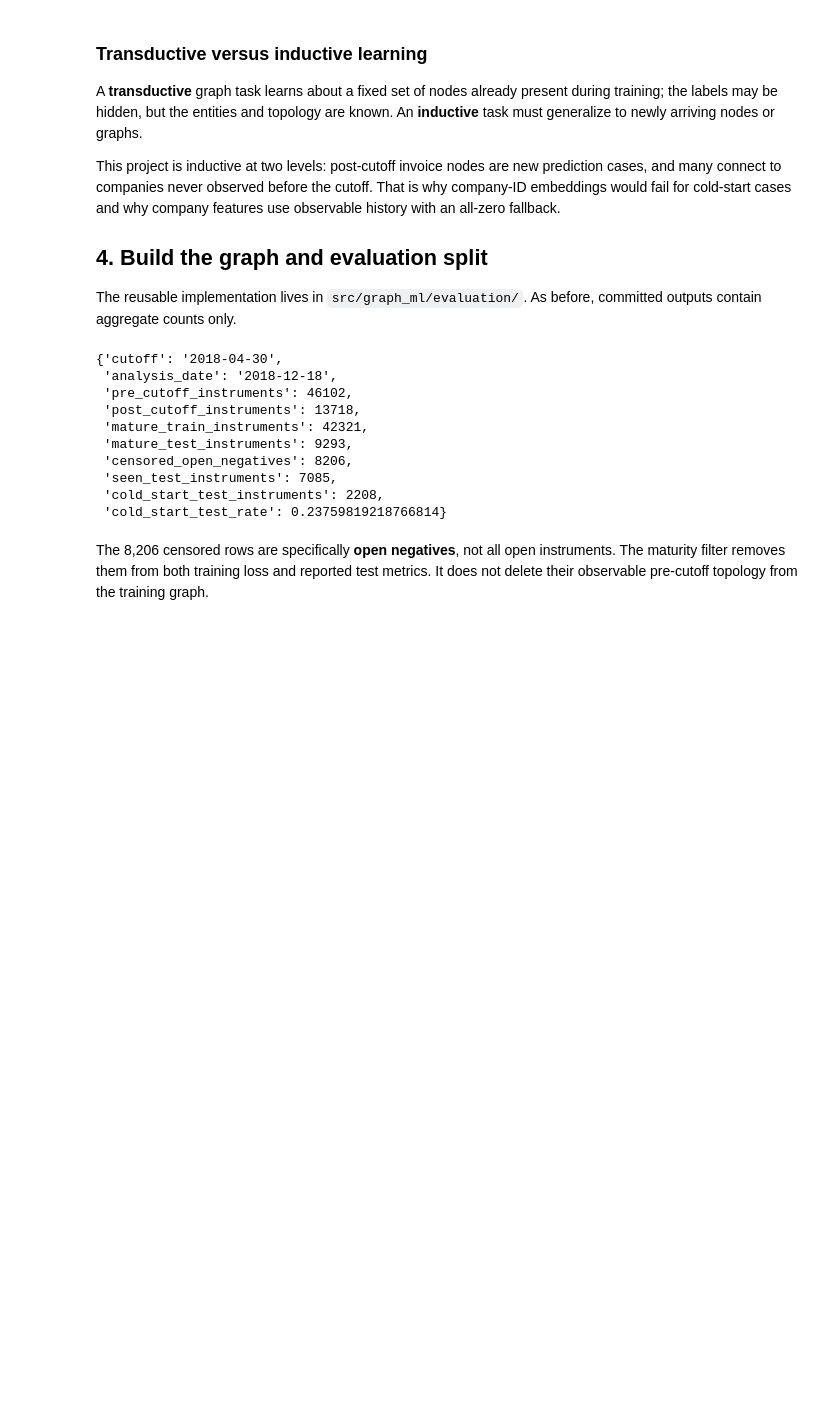
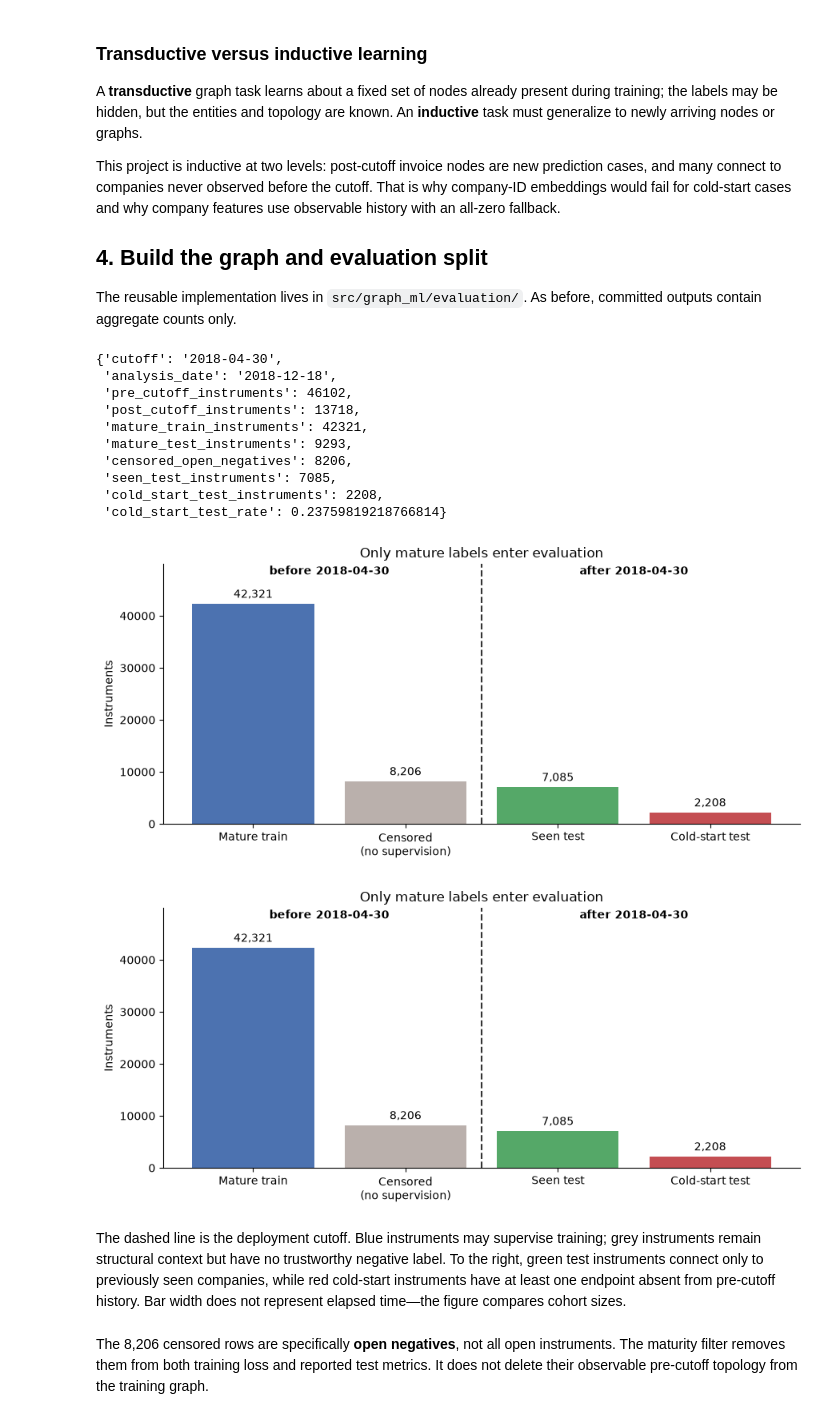
Before and after one commit to davidemariani/GNN-trade-finance-credit-scoring, a Jupyter notebook: notebooks/02_project/01_temporal_split_and_metrics.ipynb, the cells around one changed output. Saved outputs shown, nothing was run; the diff lists cells and outputs as text; code cells hidden in the pictures; blank space fills up the shorter version.

```diff
--- a/notebooks/02_project/01_temporal_split_and_metrics.ipynb
+++ b/notebooks/02_project/01_temporal_split_and_metrics.ipynb
@@ -114,6 +115,13 @@ split.summary()
  'seen_test_instruments': 7085,
  'cold_start_test_instruments': 2208,
  'cold_start_test_rate': 0.23759819218766814}
+# %%
+plot_temporal_cohorts(split.summary())
+# %% [output]
+[figure, added]
+[figure, added]
+# %% [markdown]
+The dashed line is the deployment cutoff. Blue instruments may supervise training; grey instruments remain structural context but have no trustworthy negative label. To the right, green test instruments connect only to previously seen companies, while red cold-start instruments have at least one endpoint absent from pre-cutoff history. Bar width does not represent elapsed time—the figure compares cohort sizes.
 # %% [markdown]
 The 8,206 censored rows are specifically **open negatives**, not all open instruments. The maturity filter removes them from both training loss and reported test metrics. It does not delete their observable pre-cutoff topology from the training graph.
 # %%
```
Also changed, not shown: parts of 3 cells of this notebook, 18 other files.
